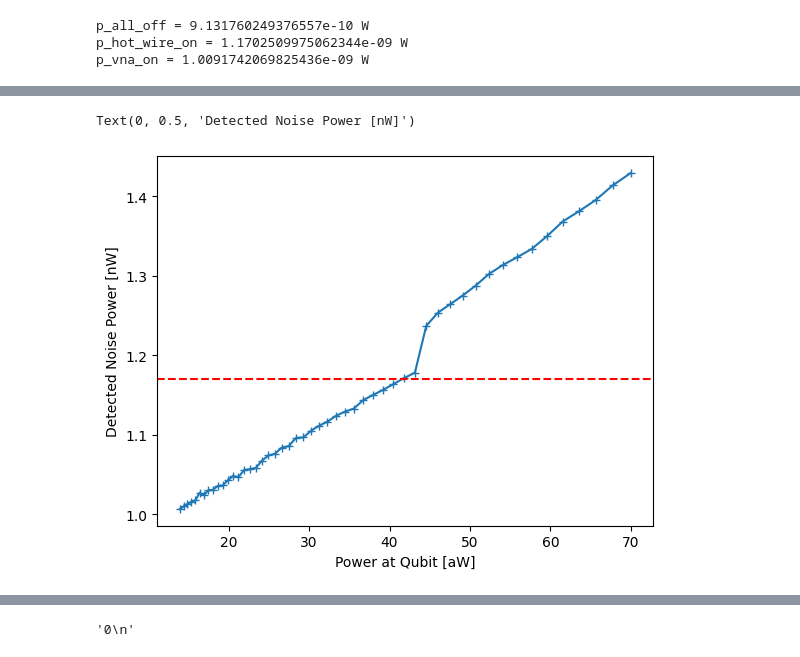
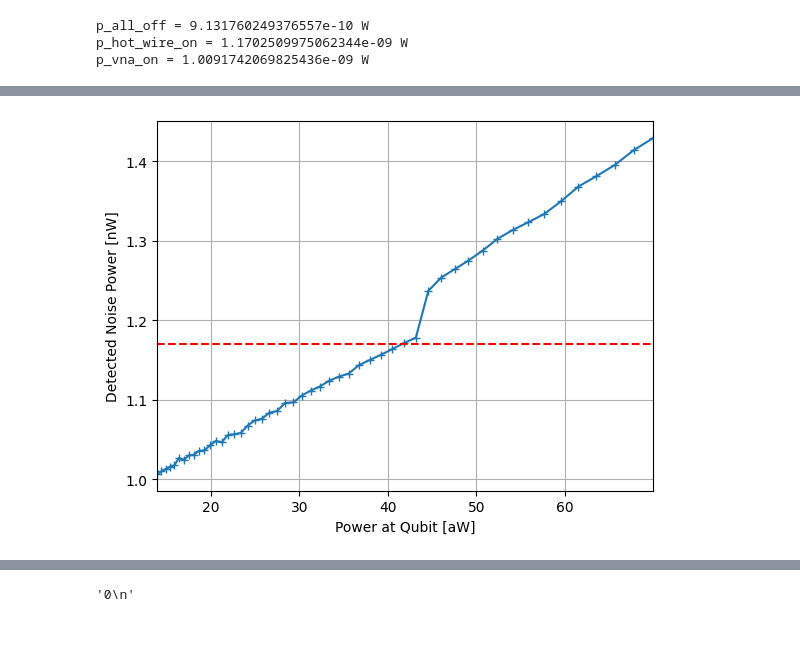
Before and after one commit to lafefspietz/twpa-noise-measurement-fall-2026, a Jupyter notebook: quantum-y-factor.ipynb, the cells around one changed output, grey strips where cells are left out. Saved outputs shown, nothing was run; the diff lists cells and outputs as text; code cells hidden in the pictures.

Commit message:
more work on power cal from vna to noise source

```diff
--- a/quantum-y-factor.ipynb
+++ b/quantum-y-factor.ipynb
@@ -356,11 +356,12 @@ for vna_power_dbm in vna_power_dbm_array:
 # %%
 A = 103.55 # dB
 vna_power_watts_array = 10**((vna_power_dbm_array - 103.55)/10)*1e-3
 
 plt.plot(vna_power_watts_array/1e-18,np.array(p_vna_power_sweep)/1e-9,"+-")
 plt.axhline(y=p_hot_wire_on/1e-9, color='r', linestyle='--')
 plt.xlabel("Power at Qubit [aW]")
 plt.ylabel("Detected Noise Power [nW]")
+plt.xlim([vna_power_watts_array[0]/1e-18,vna_power_watts_array[-1]/1e-18])
+plt.grid()
 # %% [output]
-Text(0, 0.5, 'Detected Noise Power [nW]')
-[figure, old version]
+[figure, new version]
```
Also changed, not shown: parts of 4 cells of this notebook.
